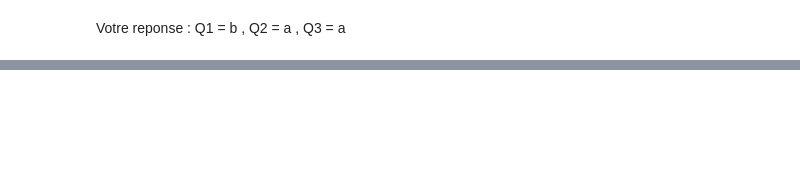
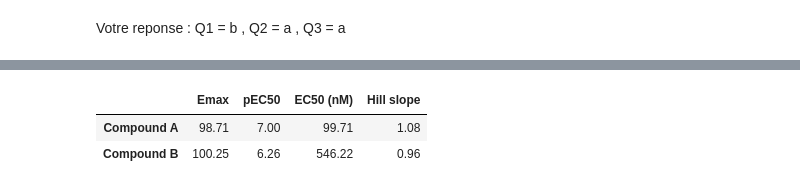
Before and after one commit to soundoussouna/cytokine-analysis, a Jupyter notebook: Tp2.ipynb, the cells around one changed output, grey strips where cells are left out. Saved outputs shown, nothing was run; the diff lists cells and outputs as text; code cells hidden in the pictures; blank space fills up the shorter version.

```diff
--- a/Tp2.ipynb
+++ b/Tp2.ipynb
@@ -134,0 +147,21 @@ pd.DataFrame({"logC": logC, "effet A (%)": effet_A, "effet B (%)": effet_B})
+# %%
+# Compound A
+pA, _ = curve_fit(hill, logC, effet_A, p0=[0, 100, -7, 1])
+EC50_A = 10 ** pA[2] * 1e9  # in nM
+
+# Compound B
+pB, _ = curve_fit(hill, logC, effet_B, p0=[0, 100, -7, 1])
+EC50_B = 10 ** pB[2] * 1e9  # in nM
+
+tableau = pd.DataFrame({
+    "Emax": [pA[1], pB[1]],
+    "pEC50": [-pA[2], -pB[2]],
+    "EC50 (nM)": [EC50_A, EC50_B],
+    "Hill slope": [pA[3], pB[3]]
+}, index=["Compound A", "Compound B"]).round(2)
+
+tableau
+# %% [output]
+|  | Emax | pEC50 | EC50 (nM) | Hill slope |
+| Compound A | 98.71 | 7.00 | 99.71 | 1.08 |
+| Compound B | 100.25 | 6.26 | 546.22 | 0.96 |
```
Also changed, not shown: parts of 15 cells of this notebook.
